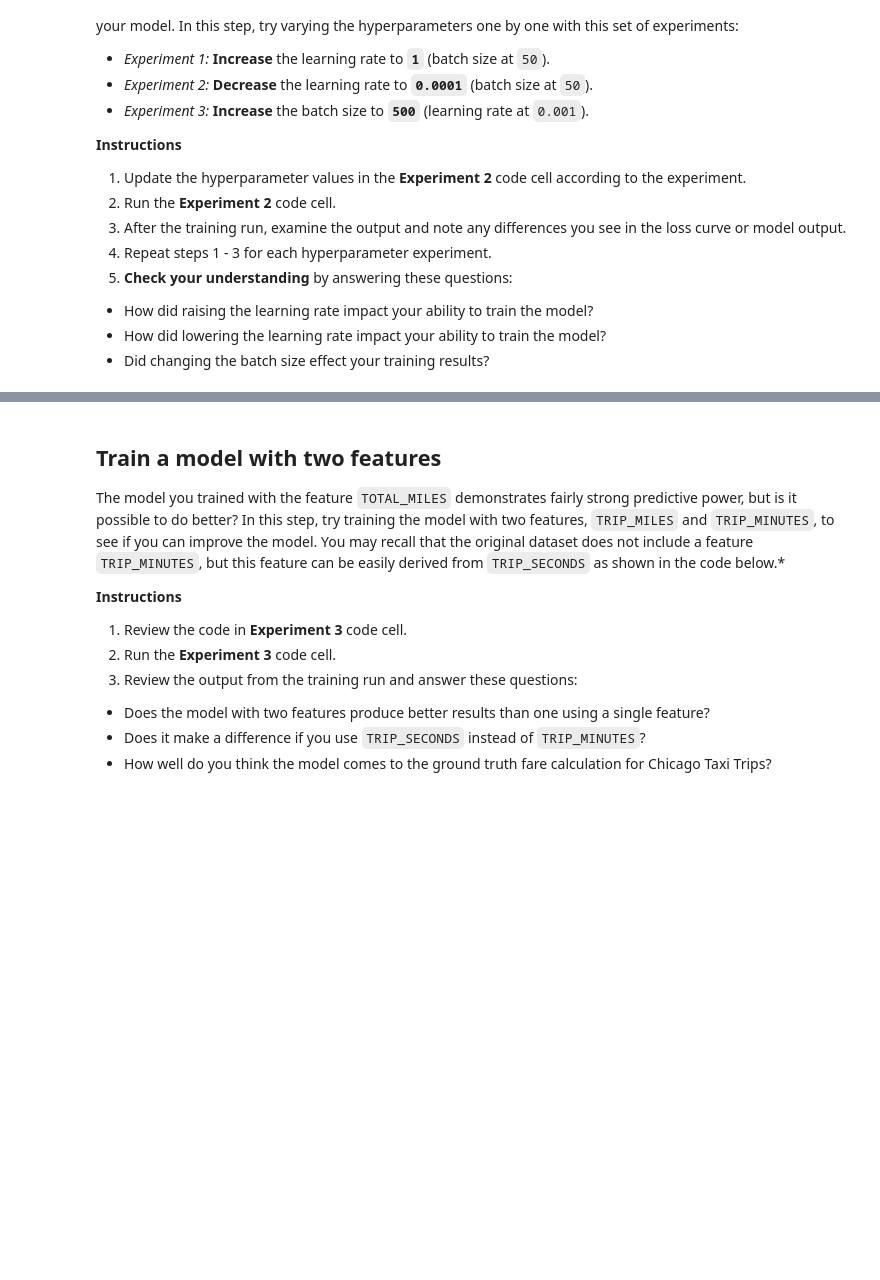
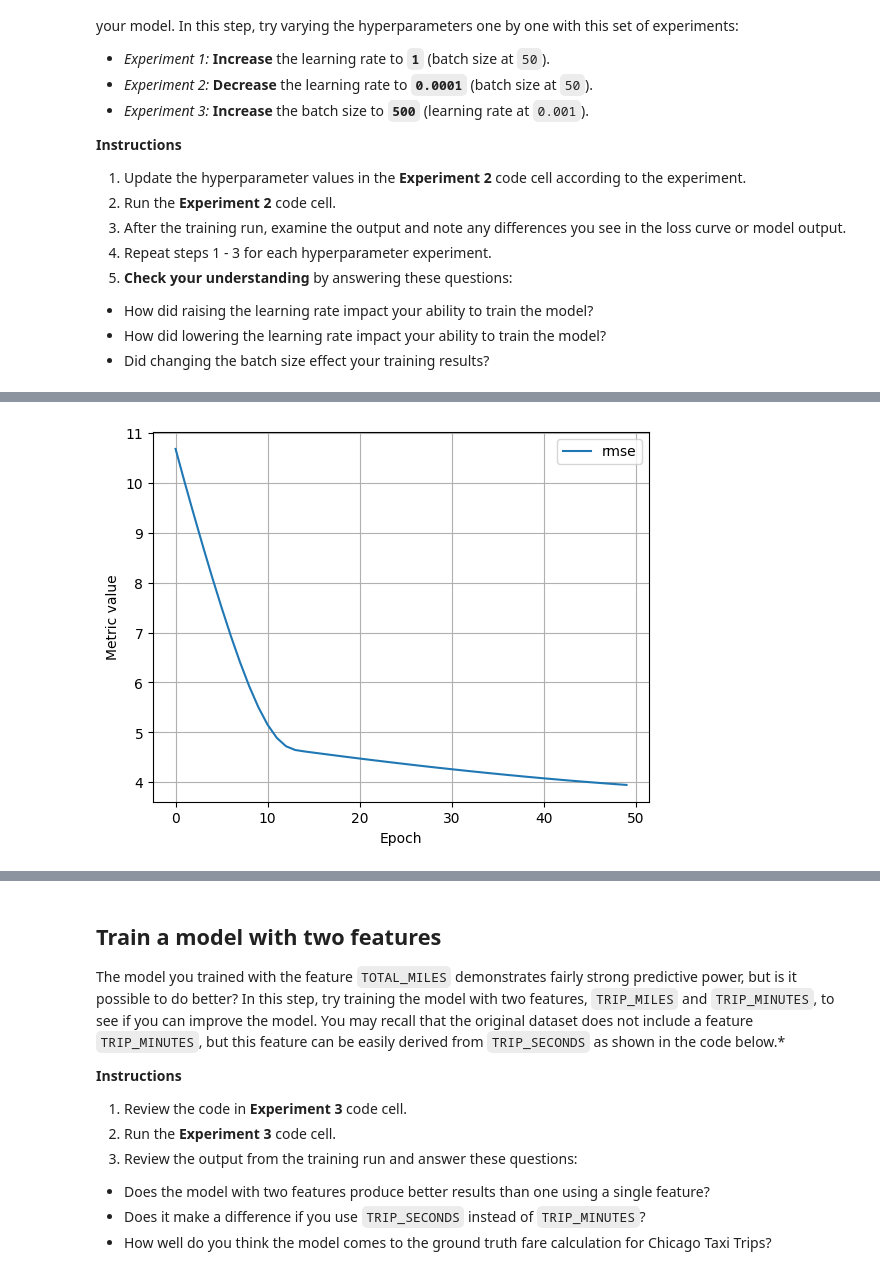
Before and after one commit to gmelania/machine-learning-crash-course, a Jupyter notebook: ml/cc/exercises/linear_regression_taxi.ipynb, the cells around one changed output, grey strips where cells are left out. Cells and saved outputs as stored; diff of their text form; code cells hidden in the pictures; blank space fills up the shorter version.

```diff
--- a/ml/cc/exercises/linear_regression_taxi.ipynb
+++ b/ml/cc/exercises/linear_regression_taxi.ipynb
@@ -422,8 +457,8 @@ It is common with machine learning to run multiple experiments to find the best
 # TODO - Adjust these hyperparameters to see how they impact a training run.
 settings_2 = ml_edu.experiment.ExperimentSettings(
     learning_rate = 0.001,
-    number_epochs = 20,
-    batch_size = 50,
+    number_epochs = 50,
+    batch_size = 500,
     input_features = ['TRIP_MILES']
 )
 
@@ -435,3 +470,4 @@ experiment_2 = train_model('one_feature_hyper', model_2, training_df, 'FARE', se
 
 ml_edu.results.plot_experiment_metrics(experiment_2, ['rmse'])
 ml_edu.results.plot_model_predictions(experiment_2, training_df, 'FARE')
+# %% [output]
@@ -438,3 +492,4 @@ ml_edu.results.plot_model_predictions(experiment_2, training_df, 'FARE')
+[figure, added]
 # %%
 #@title Double-click to view answers for hyperparameter experiments
 
```
Also changed, not shown: parts of 8 cells of this notebook.
